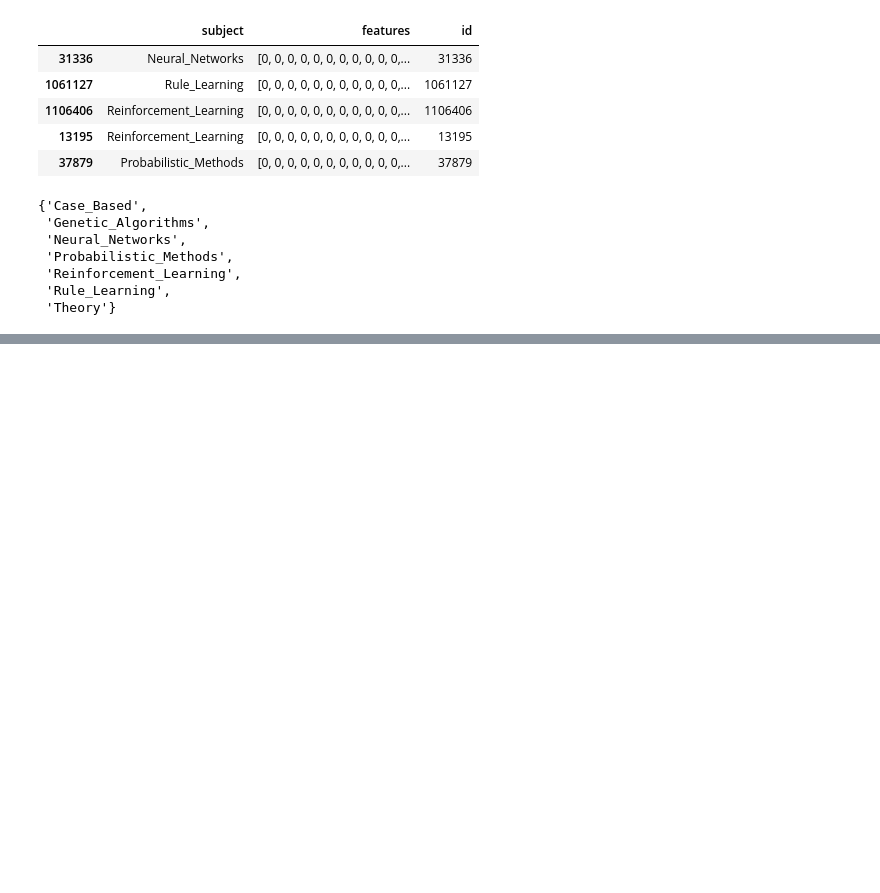
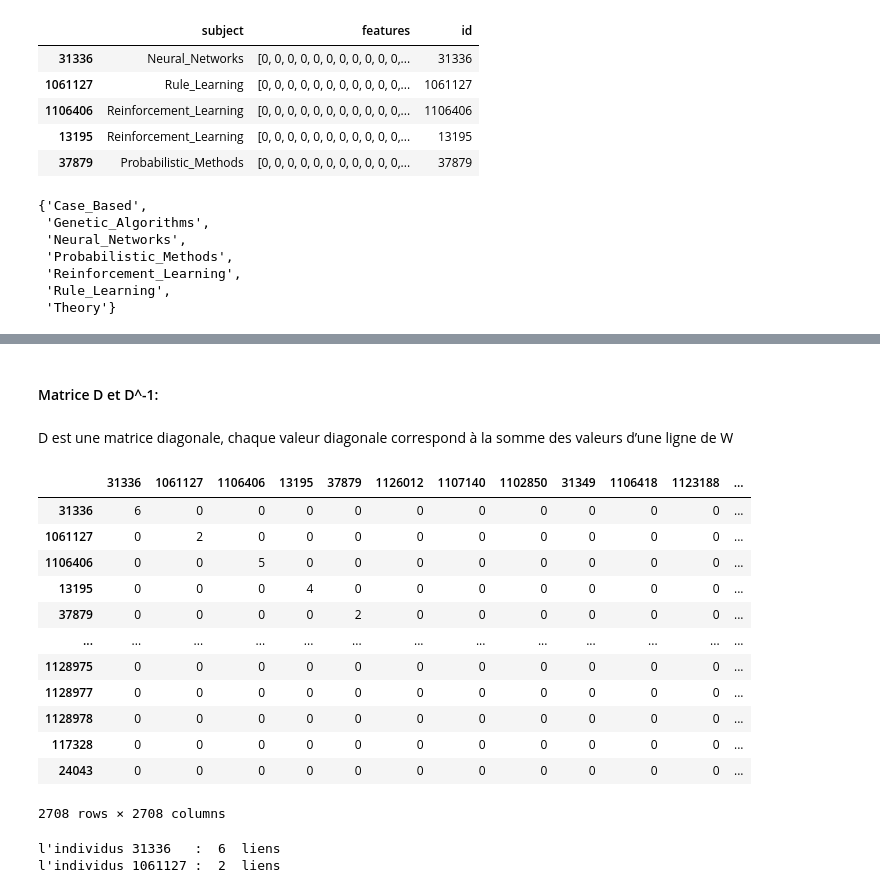
Before and after one commit to SeyfGoumeida/Supervised_Learning_Cora_Citeseed_PubMed, a Jupyter notebook: Projet_«_Apprentissage_supervisé_».ipynb, the cells around one changed output, grey strips where cells are left out. Cells and saved outputs as stored; diff of their text form; code cells hidden in the pictures; blank space fills up the shorter version.

```diff
--- a/Projet_«_Apprentissage_supervisé_».ipynb
+++ b/Projet_«_Apprentissage_supervisé_».ipynb
@@ -264,0 +772,60 @@ set(node_list["subject"])
+# %% [markdown]
+#### Matrice D et D^-1:
+# %% [markdown]
+D est une matrice diagonale, chaque valeur diagonale correspond à la somme des valeurs d’une ligne de W
+# %%
+D = pd.DataFrame()
+D = pd.DataFrame(index =range(0,len(list_individus)),columns=range(0,len(list_individus)))
+
+
+#------------------  Diagonal à 1 ----------------
+def pd_fill_diagonal(d,w):
+    mat = d.values
+    n = mat.shape[0]
+    mat[range(n), range(n)] = w.sum(axis=1)
+    df_matrix = pd.DataFrame(mat,index =list_individus,columns=list_individus)
+    df_matrix = df_matrix.fillna(0)
+    return df_matrix
+
+D = pd_fill_diagonal(D,W)
+#------------------ D^-1 --------------------------
+D_1 = 1/D
+D_1.replace([np.inf, -np.inf], np.nan, inplace=True)
+D_1.fillna(0,inplace=True)
+D
+# %% [output]
+|  | 31336 | 1061127 | 1106406 | 13195 | 37879 | 1126012 | 1107140 | 1102850 | 31349 | 1106418 | 1123188 | ... |
+| 31336 | 6 | 0 | 0 | 0 | 0 | 0 | 0 | 0 | 0 | 0 | 0 | ... |
+| 1061127 | 0 | 2 | 0 | 0 | 0 | 0 | 0 | 0 | 0 | 0 | 0 | ... |
+| 1106406 | 0 | 0 | 5 | 0 | 0 | 0 | 0 | 0 | 0 | 0 | 0 | ... |
+| 13195 | 0 | 0 | 0 | 4 | 0 | 0 | 0 | 0 | 0 | 0 | 0 | ... |
+| 37879 | 0 | 0 | 0 | 0 | 2 | 0 | 0 | 0 | 0 | 0 | 0 | ... |
+| ... | ... | ... | ... | ... | ... | ... | ... | ... | ... | ... | ... | ... |
+| 1128975 | 0 | 0 | 0 | 0 | 0 | 0 | 0 | 0 | 0 | 0 | 0 | ... |
+| 1128977 | 0 | 0 | 0 | 0 | 0 | 0 | 0 | 0 | 0 | 0 | 0 | ... |
+| 1128978 | 0 | 0 | 0 | 0 | 0 | 0 | 0 | 0 | 0 | 0 | 0 | ... |
+| 117328 | 0 | 0 | 0 | 0 | 0 | 0 | 0 | 0 | 0 | 0 | 0 | ... |
+| 24043 | 0 | 0 | 0 | 0 | 0 | 0 | 0 | 0 | 0 | 0 | 0 | ... |
+2708 rows × 2708 columns
+# %%
+#---------- Verification de D sur l'individus 31336 & 1061127 ----------------
+verif = []
+l = W.loc[31336]
+ind, val = l.index,l.values
+for i in range(0,len(ind)):
+  if val[i]==1:
+    verif.append(ind[i])
+verif.sort()
+print("l'individus 31336   : ",len(verif)," liens ")
+#------------------------------------------------------------------------------
+verif = []
+l = W.loc[1061127]
+ind, val = l.index,l.values
+for i in range(0,len(ind)):
+  if val[i]==1:
+    verif.append(ind[i])
+verif.sort()
+print("l'individus 1061127 : ",len(verif)," liens ")
+# %% [output]
+l'individus 31336   :  6  liens
+l'individus 1061127 :  2  liens
```
Also changed, not shown: parts of 156 cells of this notebook.
